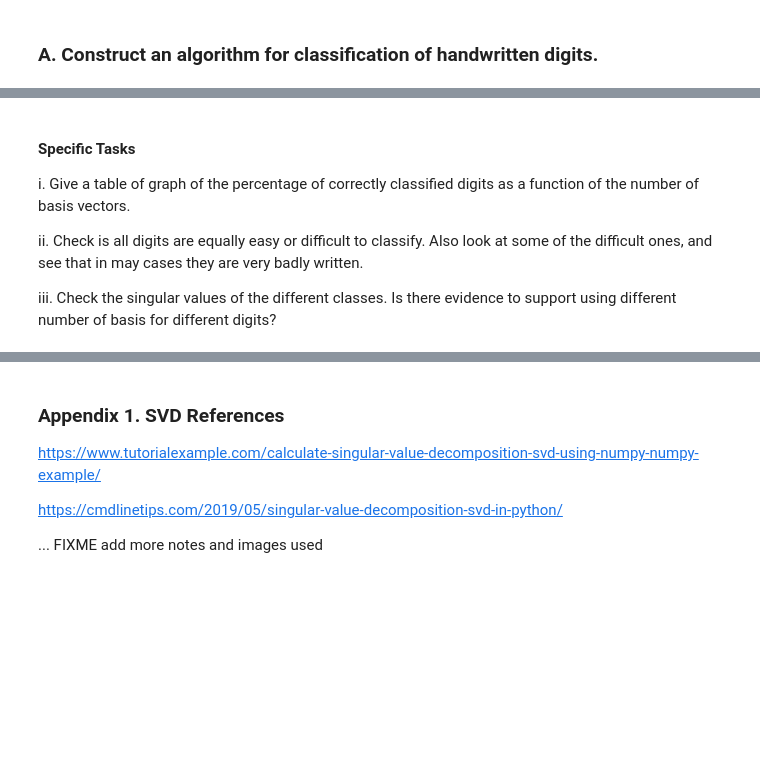
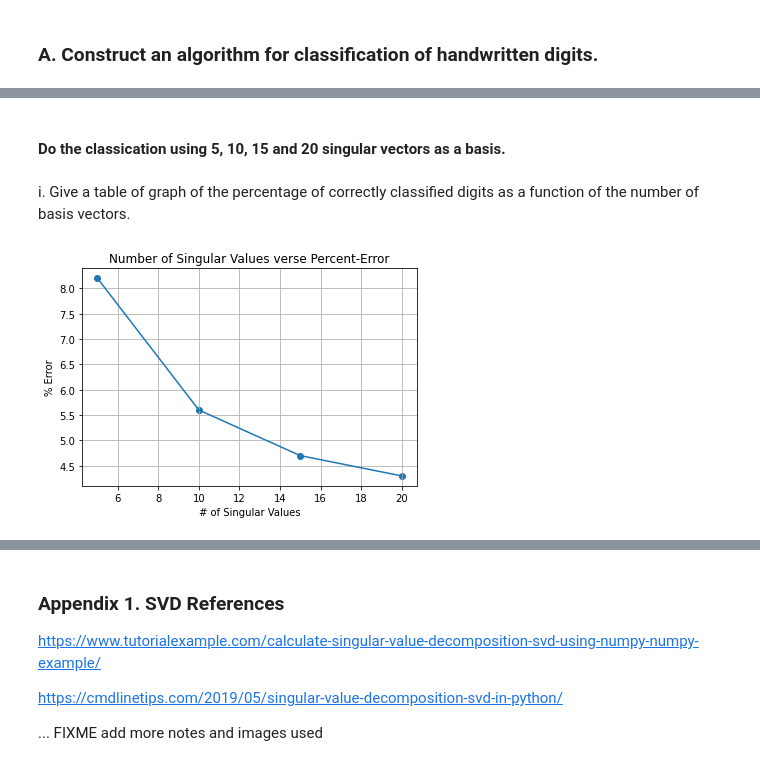
Before and after one commit to fractalclockwork/Math425, a Jupyter notebook: FinalProjectProblem3.ipynb, the cells around one changed output, grey strips where cells are left out. Cells and saved outputs as stored; diff of their text form; code cells hidden in the pictures; blank space fills up the shorter version.

```diff
--- a/FinalProjectProblem3.ipynb
+++ b/FinalProjectProblem3.ipynb
@@ -100,10 +97,3 @@ FIXME!!! Only 20 implimented presently
-# %% [markdown]
-#### Specific Tasks
- i.   Give a table of graph of the percentage of correctly classified digits as a function of the number of basis vectors.
-
- ii.  Check is all digits are equally easy or difficult to classify.  Also look at some of the difficult ones, and see that in may cases they are very badly written.
-
- iii. Check the singular values of the different classes.  Is there evidence to support using different number of basis for different digits?
 # %%
 # find singular values for the 400 samples of each character
 val = []
@@ -112,3 +102,5 @@ for n in range(10):
     u,s,vh = np.linalg.svd(A, full_matrices=False)
     val.append([u,s,vh]) # only use the singular vaules
 #print(val[0][1]) # show a test sigma
+# %% [markdown]
+####  Do the classication using 5, 10, 15 and 20 singular vectors as a basis.
@@ -114,0 +152,12 @@ for n in range(10):
+# %% [markdown]
+ i.   Give a table of graph of the percentage of correctly classified digits as a function of the number of basis vectors.
+# %%
+K, percent_error
+plt.scatter(K,percent_error)
+plt.plot(K,percent_error)
+plt.title('Number of Singular Values verse Percent-Error')
+plt.ylabel('% Error')
+plt.xlabel('# of Singular Values')
+plt.grid()
+# %% [output]
+[figure, added]
```
Also changed, not shown: parts of 9 cells of this notebook.
